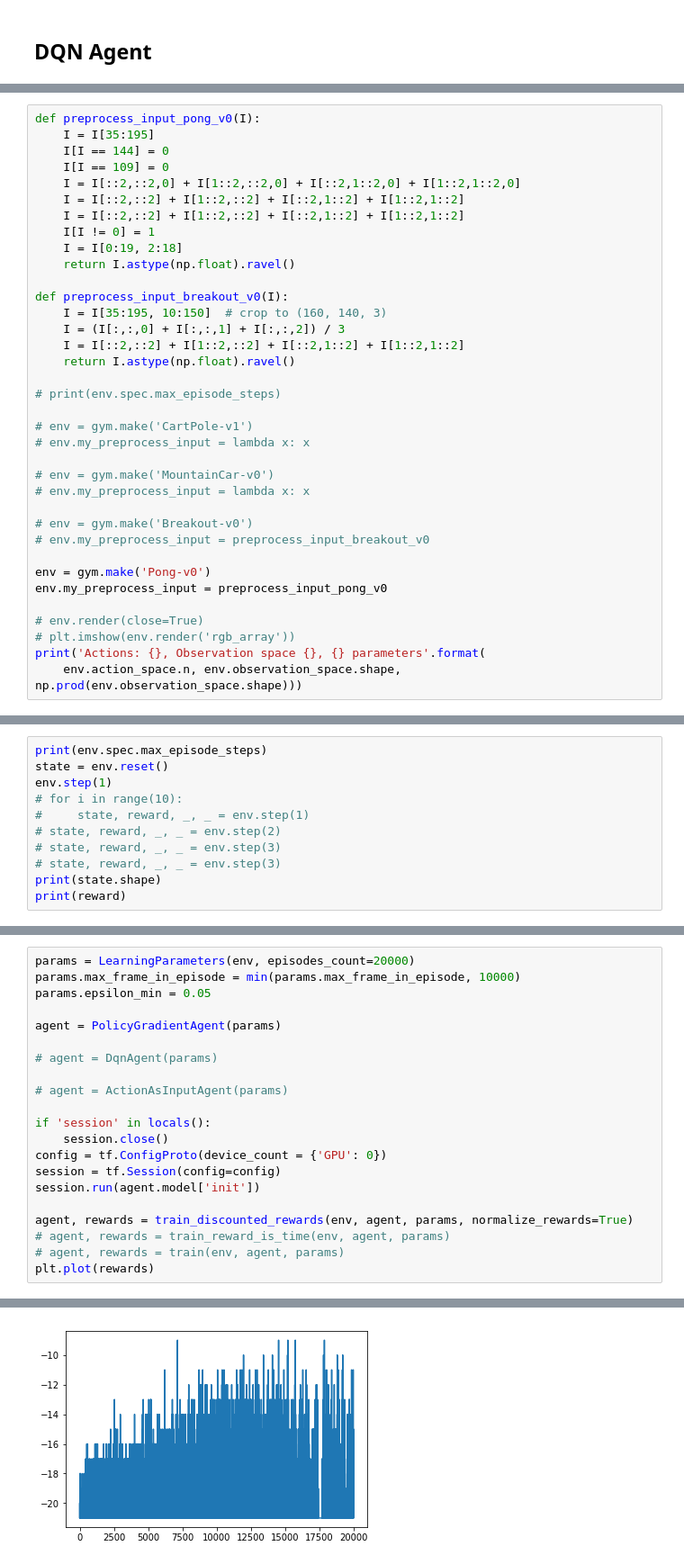
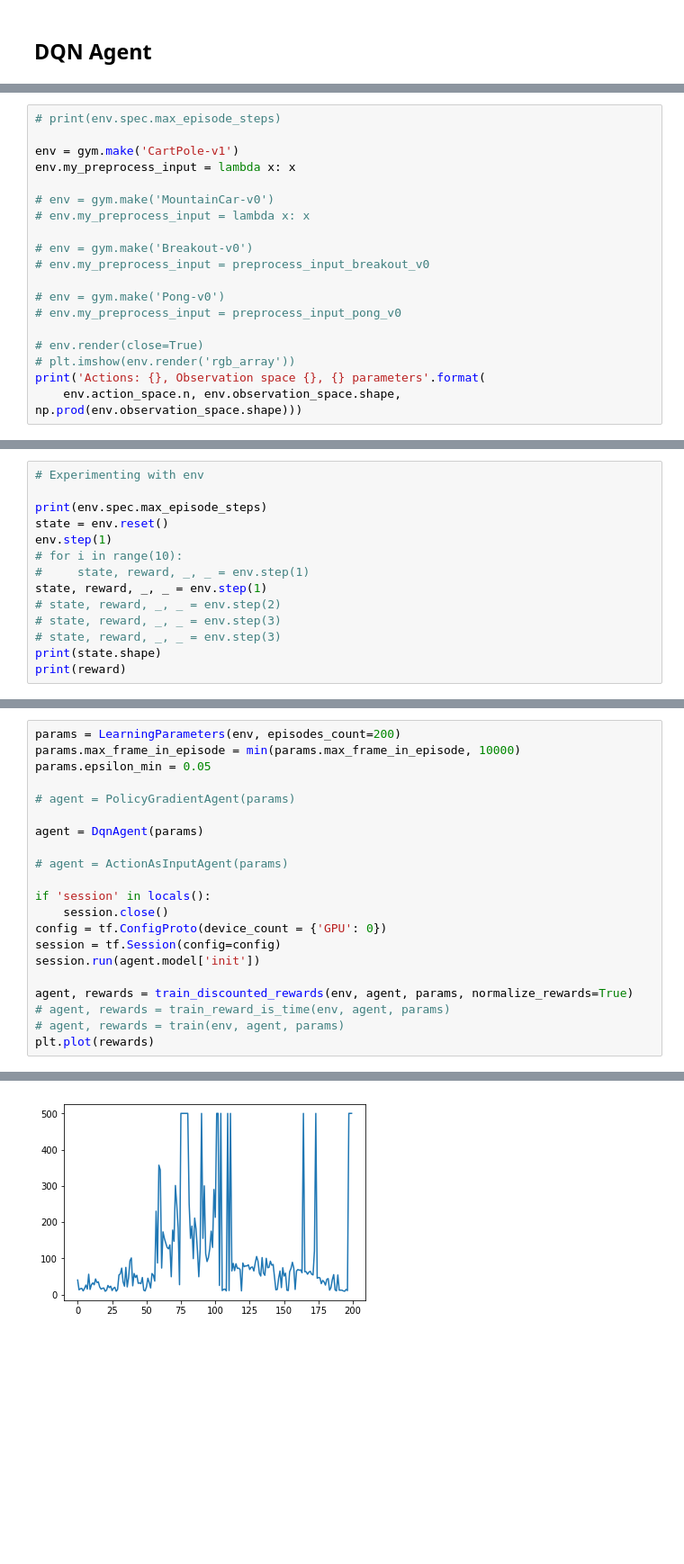
Before and after one commit to omikad/studying-ml, a Jupyter notebook: RL/gymbook.ipynb, the cells around one changed output, grey strips where cells are left out. Shown at 90% size. Saved outputs shown, nothing was run; the diff lists cells and outputs as text; blank space fills up the shorter version.

```diff
--- a/RL/gymbook.ipynb
+++ b/RL/gymbook.ipynb
@@ -323,25 +255,8 @@ class DqnAgent:
 # %%
-def preprocess_input_pong_v0(I):
-    I = I[35:195]
-    I[I == 144] = 0
-    I[I == 109] = 0
-    I = I[::2,::2,0] + I[1::2,::2,0] + I[::2,1::2,0] + I[1::2,1::2,0]
-    I = I[::2,::2] + I[1::2,::2] + I[::2,1::2] + I[1::2,1::2]
-    I = I[::2,::2] + I[1::2,::2] + I[::2,1::2] + I[1::2,1::2]
-    I[I != 0] = 1
-    I = I[0:19, 2:18]
-    return I.astype(np.float).ravel()
-
-def preprocess_input_breakout_v0(I):
-    I = I[35:195, 10:150]  # crop to (160, 140, 3)
-    I = (I[:,:,0] + I[:,:,1] + I[:,:,2]) / 3
-    I = I[::2,::2] + I[1::2,::2] + I[::2,1::2] + I[1::2,1::2]
-    return I.astype(np.float).ravel()
-
 # print(env.spec.max_episode_steps)
 
-# env = gym.make('CartPole-v1')
-# env.my_preprocess_input = lambda x: x
+env = gym.make('CartPole-v1')
+env.my_preprocess_input = lambda x: x
 
 # env = gym.make('MountainCar-v0')
 # env.my_preprocess_input = lambda x: x
@@ -349,8 +264,8 @@ def preprocess_input_breakout_v0(I):
 # env = gym.make('Breakout-v0')
 # env.my_preprocess_input = preprocess_input_breakout_v0
 
-env = gym.make('Pong-v0')
-env.my_preprocess_input = preprocess_input_pong_v0
+# env = gym.make('Pong-v0')
+# env.my_preprocess_input = preprocess_input_pong_v0
 
 # env.render(close=True)
 # plt.imshow(env.render('rgb_array'))
@@ -362,9 +277,12 @@ Actions: 6, Observation space (210, 160, 3), 100800 parameters
 # %%
+# Experimenting with env
+
 print(env.spec.max_episode_steps)
 state = env.reset()
 env.step(1)
 # for i in range(10):
 #     state, reward, _, _ = env.step(1)
+state, reward, _, _ = env.step(1)
 # state, reward, _, _ = env.step(2)
 # state, reward, _, _ = env.step(3)
 # state, reward, _, _ = env.step(3)
@@ -389,11 +303,11 @@ plt.imshow(state.reshape((19, 16)), cmap='Greys')
 # %%
-params = LearningParameters(env, episodes_count=20000)
+params = LearningParameters(env, episodes_count=200)
 params.max_frame_in_episode = min(params.max_frame_in_episode, 10000)
 params.epsilon_min = 0.05
 
-agent = PolicyGradientAgent(params)
+# agent = PolicyGradientAgent(params)
 
-# agent = DqnAgent(params)
+agent = DqnAgent(params)
 
 # agent = ActionAsInputAgent(params)
 
@@ -428,5 +342,5 @@ episode: 20000/20000, reward -19.7, frames 3441, exploration rate: 0.05
 [<matplotlib.lines.Line2D at 0x...>]
-[figure, old version]
+[figure, new version]
 # %%
 # Continue learning
 params.episodes_count = 10000
```
Also changed, not shown: parts of 14 cells of this notebook, 2 other files.
